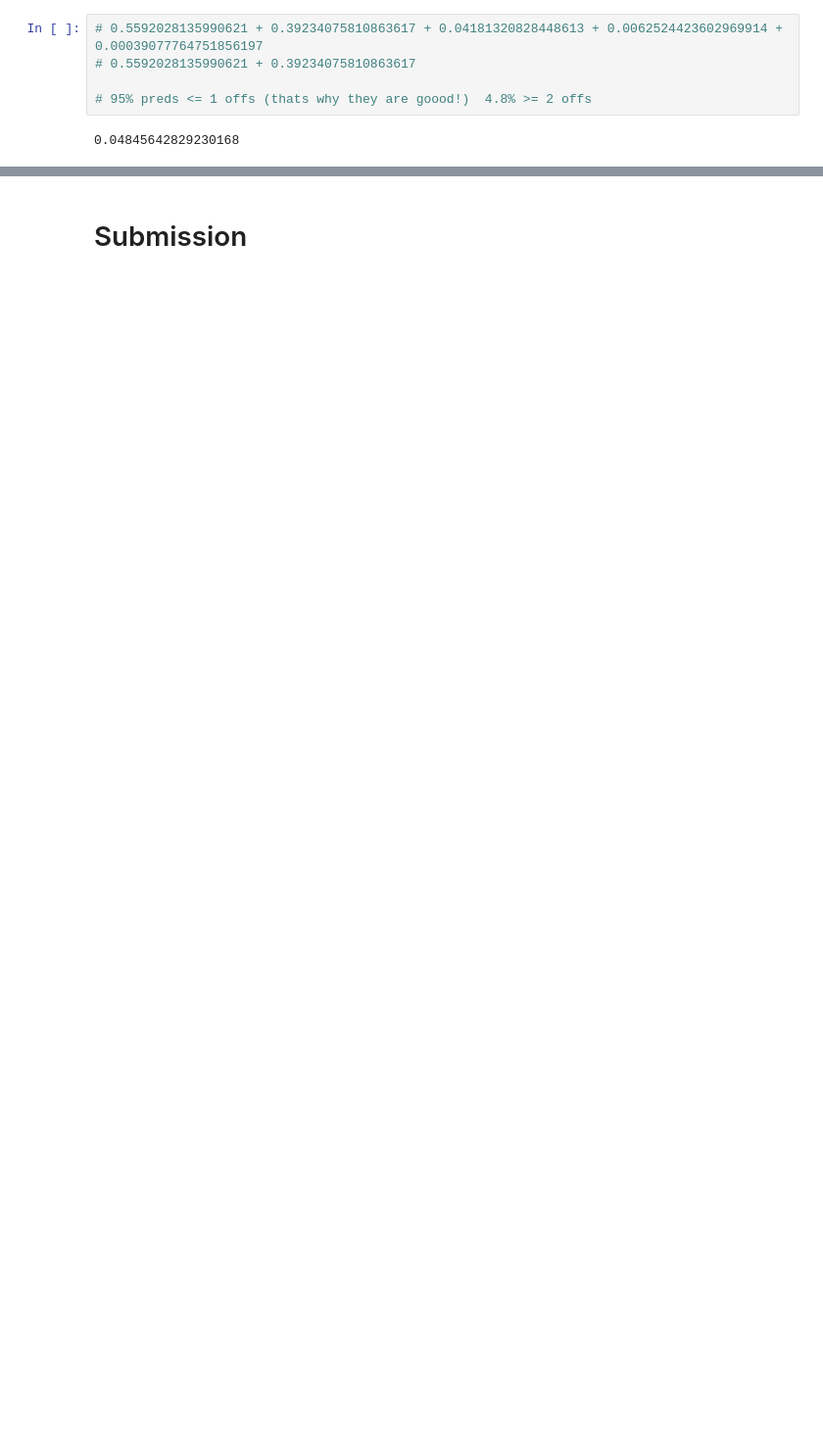
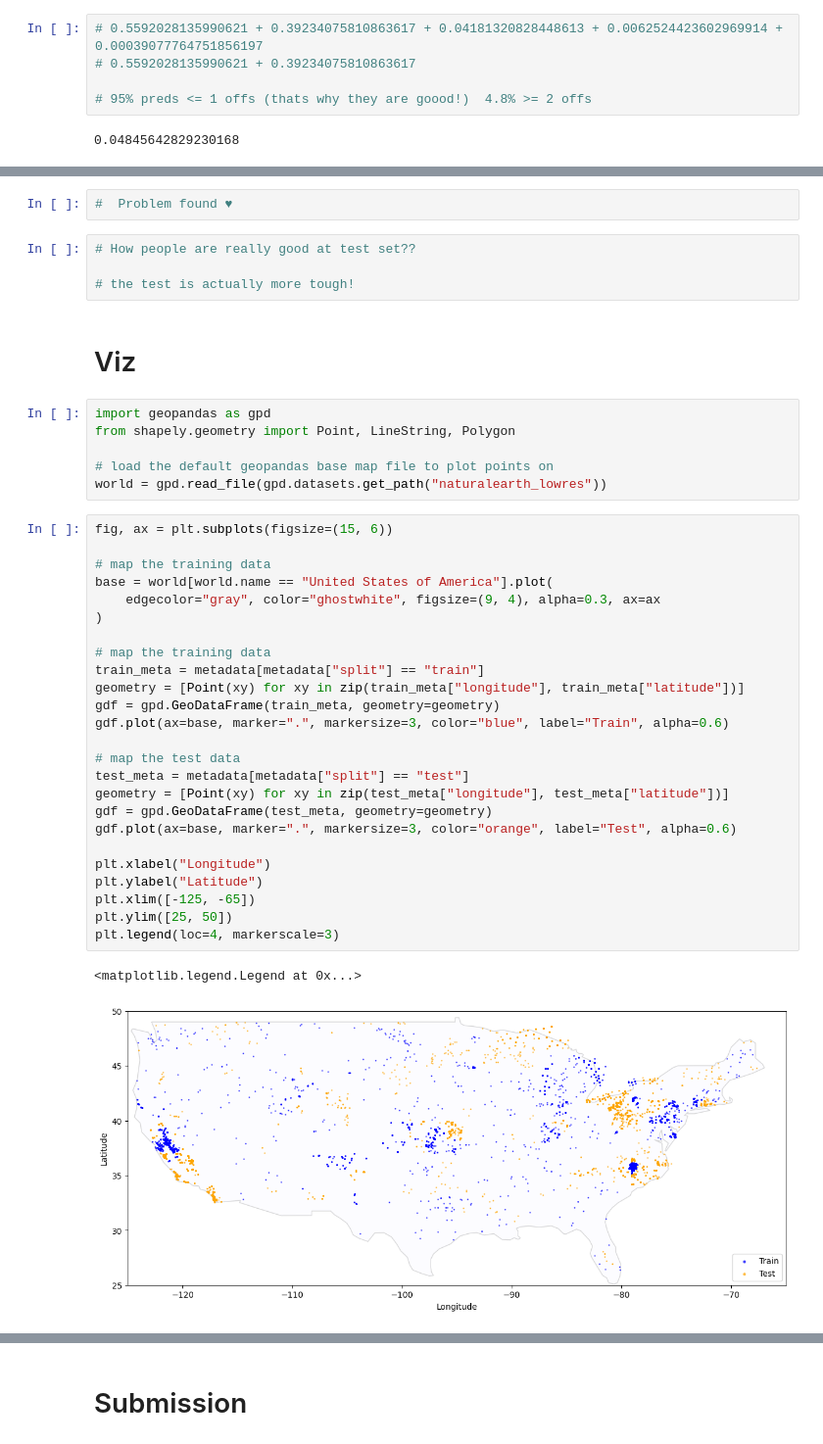
Before and after one commit to k-loki/Algal-bloom-Identification, a Jupyter notebook: notebooks/model_mtdata.ipynb, the cells around one changed output, grey strips where cells are left out. Shown at 98% size. Saved outputs shown, nothing was run; the diff lists cells and outputs as text; blank space fills up the shorter version.

Commit message:
Finally found out the problem IG! ☺

```diff
--- a/notebooks/model_mtdata.ipynb
+++ b/notebooks/model_mtdata.ipynb
@@ -700,0 +1674,42 @@ dtype: float64
+# %%
+#  Problem found ♥
+# %%
+# How people are really good at test set??
+
+# the test is actually more tough!
+# %% [markdown]
+# Viz
+# %%
+import geopandas as gpd
+from shapely.geometry import Point, LineString, Polygon
+
+# load the default geopandas base map file to plot points on
+world = gpd.read_file(gpd.datasets.get_path("naturalearth_lowres"))
+# %%
+fig, ax = plt.subplots(figsize=(15, 6))
+
+# map the training data
+base = world[world.name == "United States of America"].plot(
+    edgecolor="gray", color="ghostwhite", figsize=(9, 4), alpha=0.3, ax=ax
+)
+
+# map the training data
+train_meta = metadata[metadata["split"] == "train"]
+geometry = [Point(xy) for xy in zip(train_meta["longitude"], train_meta["latitude"])]
+gdf = gpd.GeoDataFrame(train_meta, geometry=geometry)
+gdf.plot(ax=base, marker=".", markersize=3, color="blue", label="Train", alpha=0.6)
+
+# map the test data
+test_meta = metadata[metadata["split"] == "test"]
+geometry = [Point(xy) for xy in zip(test_meta["longitude"], test_meta["latitude"])]
+gdf = gpd.GeoDataFrame(test_meta, geometry=geometry)
+gdf.plot(ax=base, marker=".", markersize=3, color="orange", label="Test", alpha=0.6)
+
+plt.xlabel("Longitude")
+plt.ylabel("Latitude")
+plt.xlim([-125, -65])
+plt.ylim([25, 50])
+plt.legend(loc=4, markerscale=3)
+# %% [output]
+<matplotlib.legend.Legend at 0x...>
+[figure, added]
```
Also changed, not shown: parts of 122 cells of this notebook.
